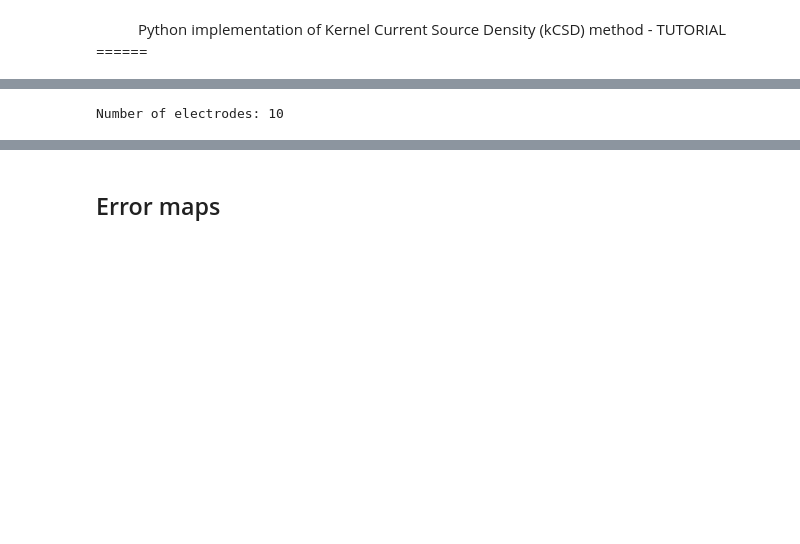
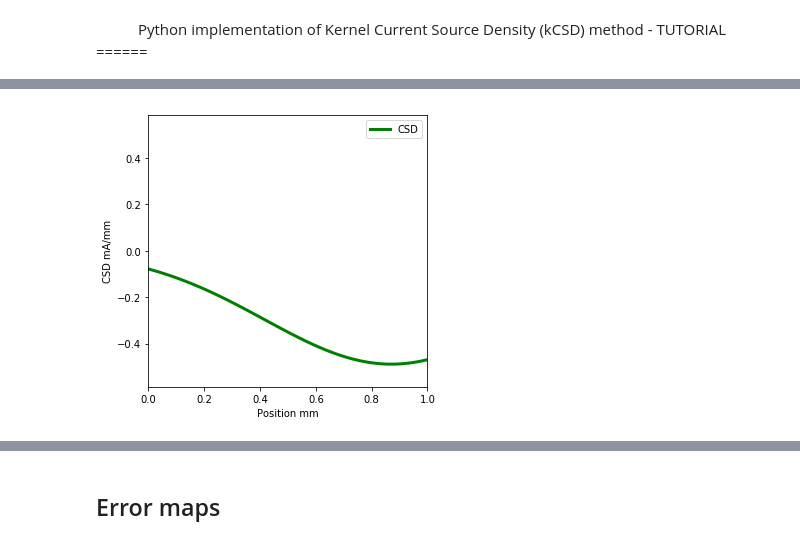
Before and after one commit to Neuroinflab/kCSD-python, a Jupyter notebook: tutorials/kcsd_tutorial.ipynb, the cells around one changed output, grey strips where cells are left out. Saved outputs shown, nothing was run; the diff lists cells and outputs as text; code cells hidden in the pictures; blank space fills up the shorter version.

```diff
--- a/tutorials/kcsd_tutorial.ipynb
+++ b/tutorials/kcsd_tutorial.ipynb
@@ -26,13 +26,12 @@ csd_select
 # %%
 val = config.ValidateKCSD(dim=int(dim_select.value[0]))
 csd_at, true_csd = val.generate_csd(config.csd_profile, csd_seed=5)
+plots.show_csd(csd_at, true_csd)
+# %% [output]
+[figure, added]
 # %%
 # Select number of electrodes
 
 nr_ele_select
 # %% [output]
 [interactive output not drawn]
-# %%
-ele_pos, pots = val.electrode_config(config.csd_profile, csd_seed=5)
-# %% [output]
-Number of electrodes: 10
```
Also changed, not shown: parts of 13 cells of this notebook, 4 other files.
